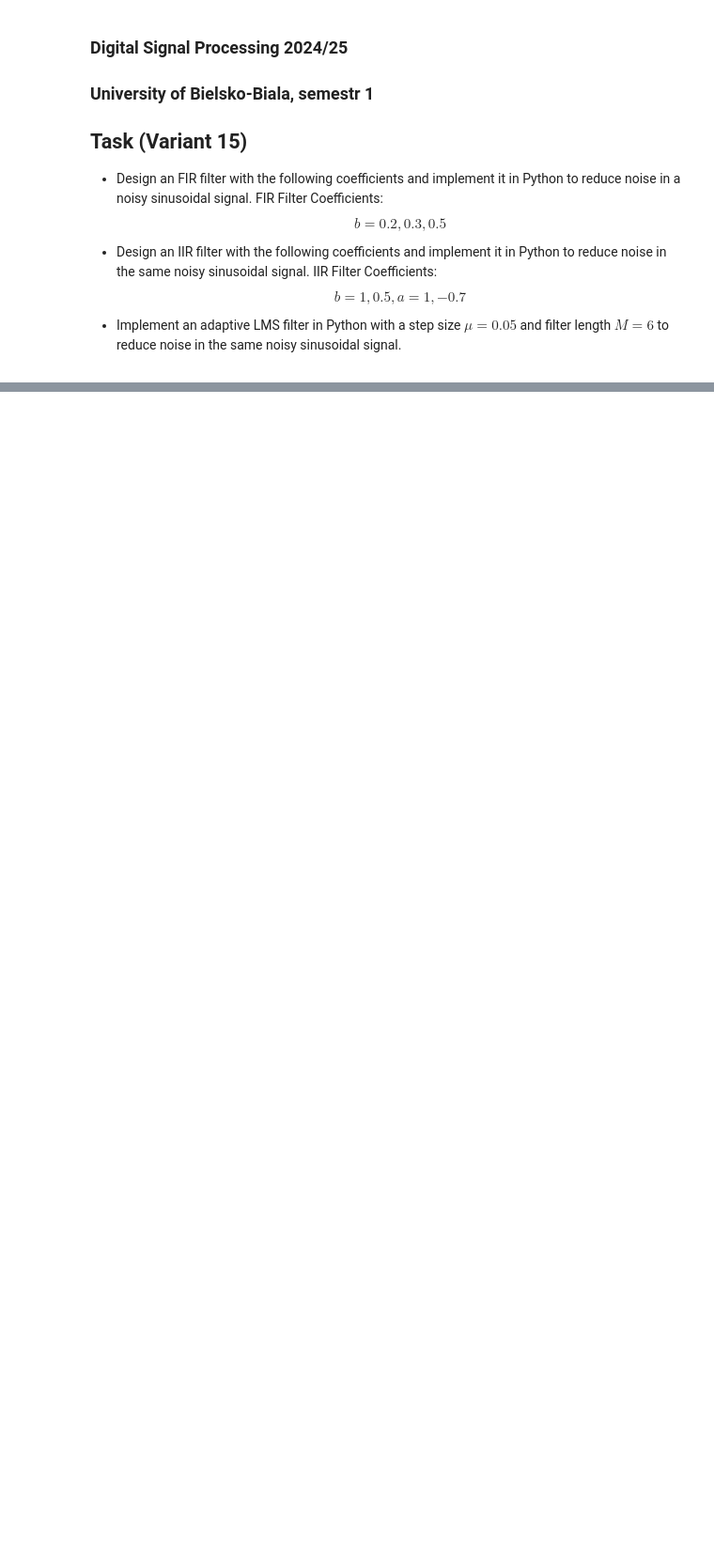
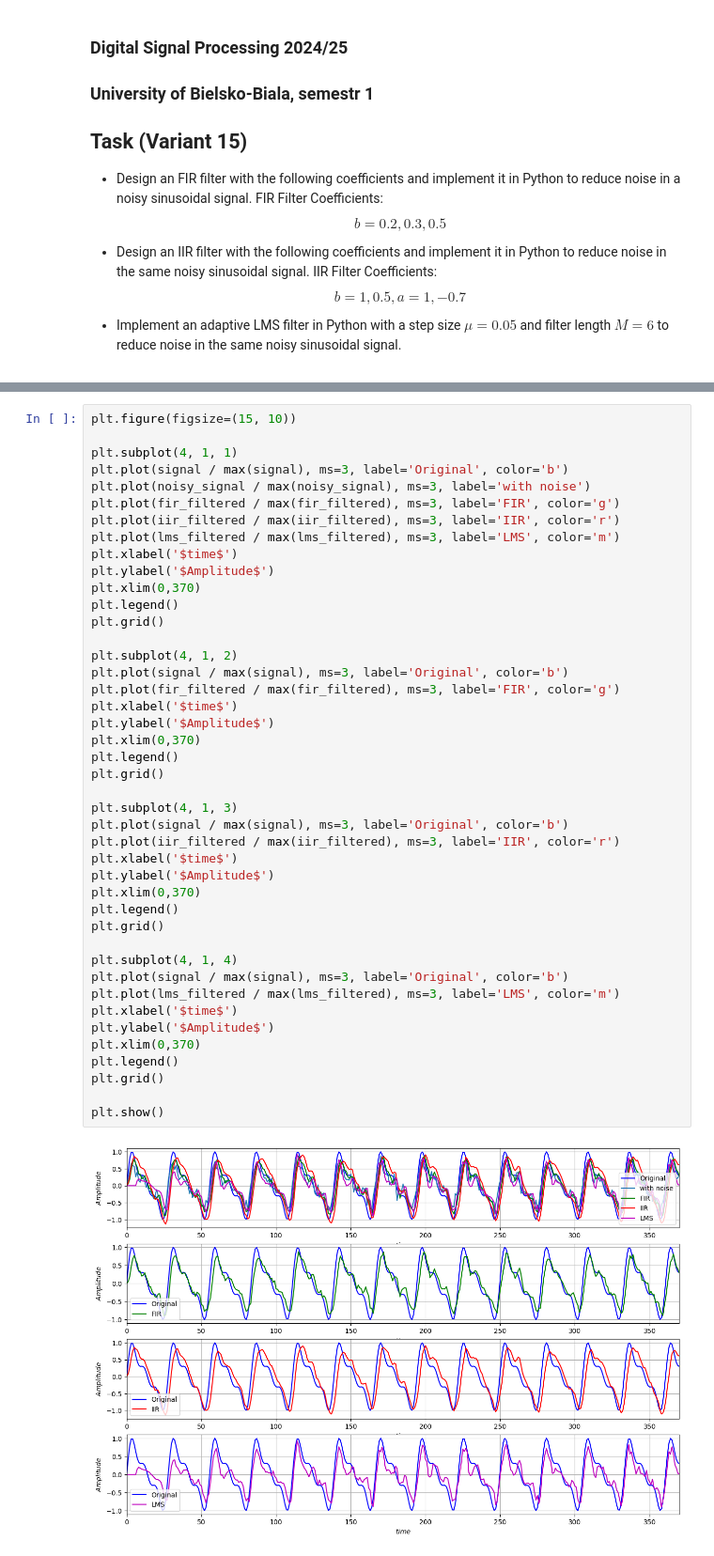
Before and after one commit to TobiaszWojnar/DSP, a Jupyter notebook: lab3/DSP_lab_3.ipynb, the cells around one changed output, grey strips where cells are left out. Shown at 94% size. Drawn from its saved outputs; the diff is of its cells as text; blank space fills up the shorter version.

```diff
--- a/lab3/DSP_lab_3.ipynb
+++ b/lab3/DSP_lab_3.ipynb
@@ -121,0 +185,45 @@ def lms_filter(x, d, mu, num_taps):
+# %%
+plt.figure(figsize=(15, 10))
+
+plt.subplot(4, 1, 1)
+plt.plot(signal / max(signal), ms=3, label='Original', color='b')
+plt.plot(noisy_signal / max(noisy_signal), ms=3, label='with noise')
+plt.plot(fir_filtered / max(fir_filtered), ms=3, label='FIR', color='g')
+plt.plot(iir_filtered / max(iir_filtered), ms=3, label='IIR', color='r')
+plt.plot(lms_filtered / max(lms_filtered), ms=3, label='LMS', color='m')
+plt.xlabel('$time$')
+plt.ylabel('$Amplitude$')
+plt.xlim(0,370)
+plt.legend()
+plt.grid()
+
+plt.subplot(4, 1, 2)
+plt.plot(signal / max(signal), ms=3, label='Original', color='b')
+plt.plot(fir_filtered / max(fir_filtered), ms=3, label='FIR', color='g')
+plt.xlabel('$time$')
+plt.ylabel('$Amplitude$')
+plt.xlim(0,370)
+plt.legend()
+plt.grid()
+
+plt.subplot(4, 1, 3)
+plt.plot(signal / max(signal), ms=3, label='Original', color='b')
+plt.plot(iir_filtered / max(iir_filtered), ms=3, label='IIR', color='r')
+plt.xlabel('$time$')
+plt.ylabel('$Amplitude$')
+plt.xlim(0,370)
+plt.legend()
+plt.grid()
+
+plt.subplot(4, 1, 4)
+plt.plot(signal / max(signal), ms=3, label='Original', color='b')
+plt.plot(lms_filtered / max(lms_filtered), ms=3, label='LMS', color='m')
+plt.xlabel('$time$')
+plt.ylabel('$Amplitude$')
+plt.xlim(0,370)
+plt.legend()
+plt.grid()
+
+plt.show()
+# %% [output]
+[figure, added]
```
Also changed, not shown: parts of 7 cells of this notebook, 6 other files.
